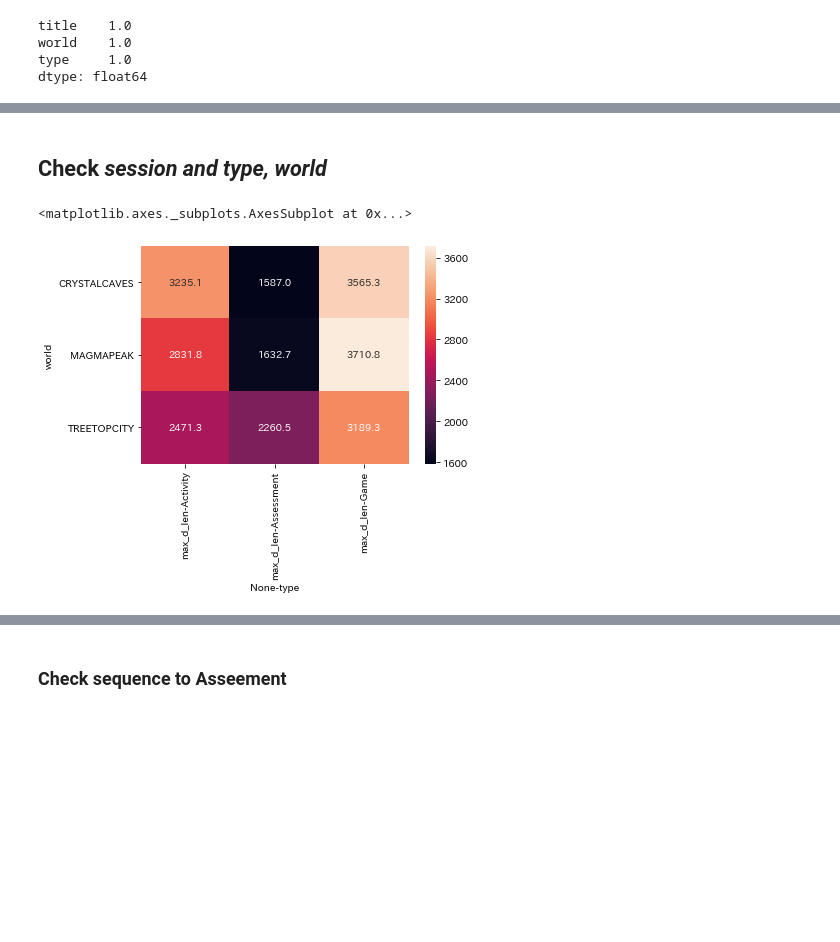
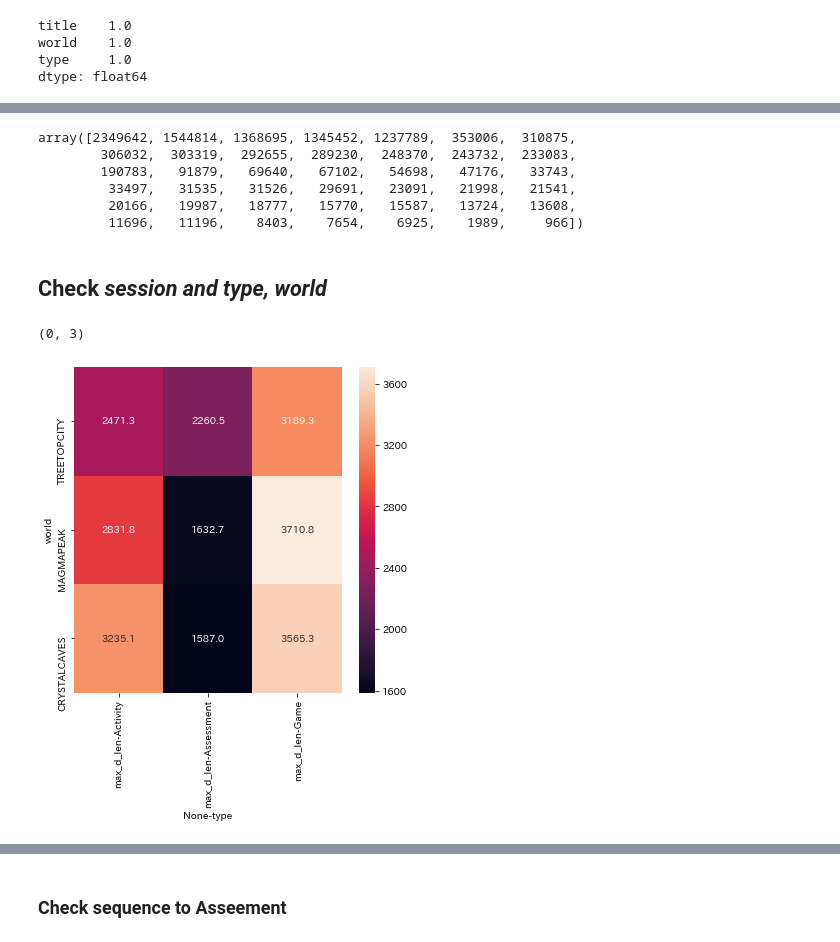
Before and after one commit to tanico-rikudo/TackleKaggle, a Jupyter notebook: PbsKids/analysis/PbsKidsAnalysis.ipynb, the cells around one changed output, grey strips where cells are left out. Drawn from its saved outputs; the diff is of its cells as text; code cells hidden in the pictures; blank space fills up the shorter version.

```diff
--- a/PbsKids/analysis/PbsKidsAnalysis.ipynb
+++ b/PbsKids/analysis/PbsKidsAnalysis.ipynb
@@ -475,3 +521,12 @@ dtype: float64
+# %%
+y.values
+# %% [output]
+array([2349642, 1544814, 1368695, 1345452, 1237789,  353006,  310875,
+        306032,  303319,  292655,  289230,  248370,  243732,  233083,
+        190783,   91879,   69640,   67102,   54698,   47176,   33743,
+         33497,   31535,   31526,   29691,   23091,   21998,   21541,
+         20166,   19987,   18777,   15770,   15587,   13724,   13608,
+         11696,   11196,    8403,    7654,    6925,    1989,     966])
 # %% [markdown]
 ## Check *session and type, world*
 # %%
@@ -481,7 +536,9 @@ dtype: float64
 
 df_game_session_world_type = make_df_group(df_train_not_start,['installation_id','game_session','world','type'],agg_func_game_session_validation)
 # %%
-sns.heatmap(df_game_session_world_type.pivot_table(index='world',columns=['type'],values='game_time',aggfunc='mean'),annot=True, fmt="1.1f")
+fig, ax = plt.subplots(figsize=(6, 6))
+sns.heatmap(df_game_session_world_type.pivot_table(index='world',columns=['type'],values='game_time',aggfunc='mean'),annot=True,fmt="1.1f",ax=ax)
+ax.set_ylim(0,3)
 # %% [output]
-<matplotlib.axes._subplots.AxesSubplot at 0x...>
+(0, 3)
-[figure, old version]
+[figure, new version]
```
Also changed, not shown: parts of 35 cells of this notebook.
